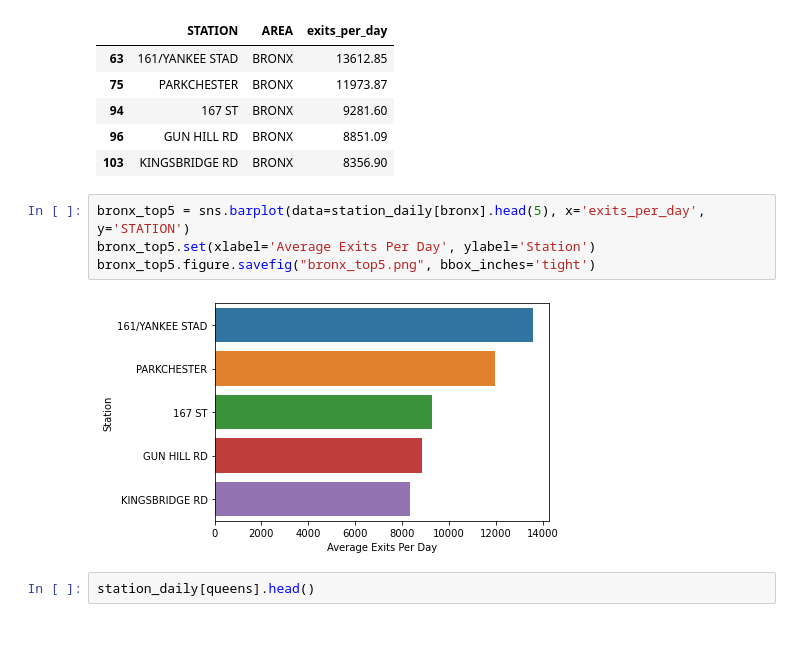
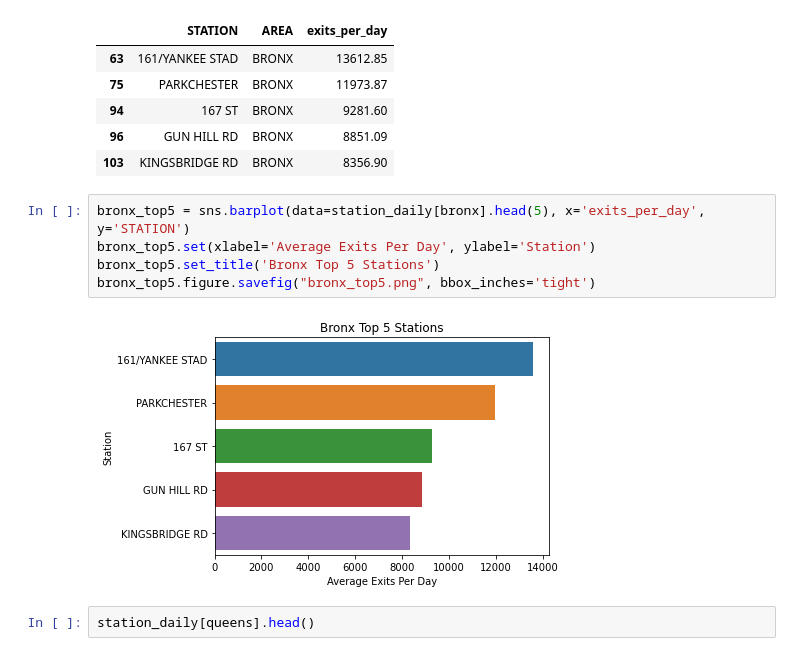
Before and after one commit to Andrewjw91/NY-MTA-Exploratory-Data-Analysis, a Jupyter notebook: mta py 2.ipynb, the cells around one changed output. Drawn from its saved outputs; the diff is of its cells as text.

```diff
--- a/mta py 2.ipynb
+++ b/mta py 2.ipynb
@@ -299,9 +232,10 @@ station_daily[bronx].head()
 # %%
 bronx_top5 = sns.barplot(data=station_daily[bronx].head(5), x='exits_per_day', y='STATION')
 bronx_top5.set(xlabel='Average Exits Per Day', ylabel='Station')
+bronx_top5.set_title('Bronx Top 5 Stations')
 bronx_top5.figure.savefig("bronx_top5.png", bbox_inches='tight')
 # %% [output]
-[figure, old version]
+[figure, new version]
 # %%
 station_daily[queens].head()
 # %% [output]
```
Also changed, not shown: parts of 5 cells of this notebook.
